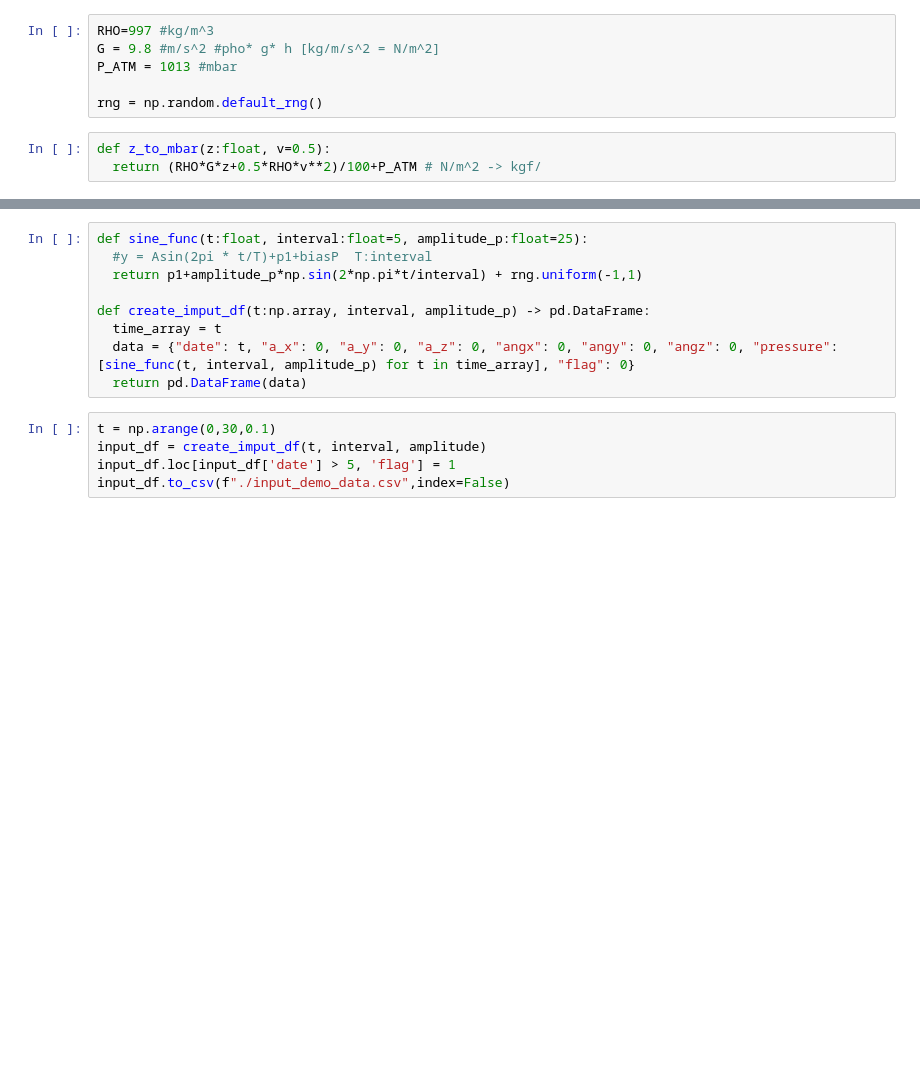
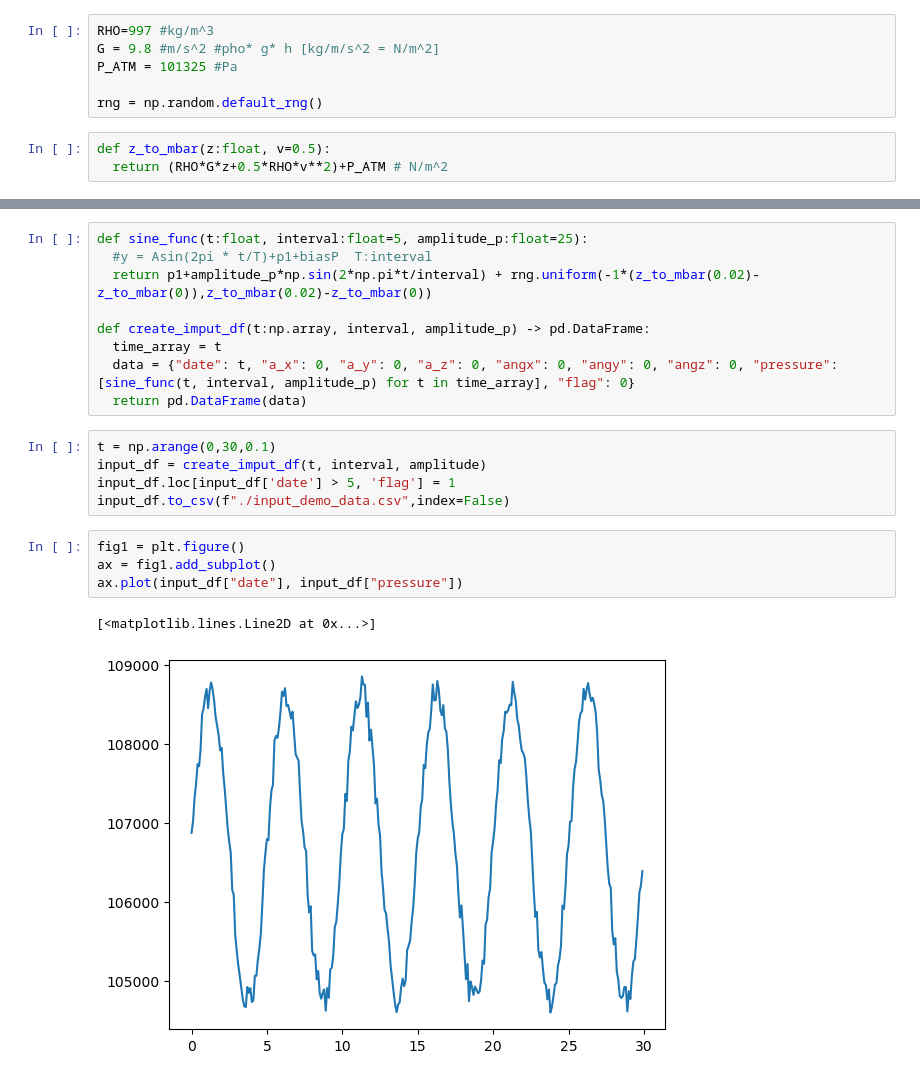
Before and after one commit to shiokoala/ouyou, a Jupyter notebook: create_input_csv.ipynb, the cells around one changed output, grey strips where cells are left out. Drawn from its saved outputs; the diff is of its cells as text; blank space fills up the shorter version.

```diff
--- a/create_input_csv.ipynb
+++ b/create_input_csv.ipynb
@@ -4,12 +5,12 @@ import numpy as np
 # %%
 RHO=997 #kg/m^3
 G = 9.8 #m/s^2 #pho* g* h [kg/m/s^2 = N/m^2]
-P_ATM = 1013 #mbar
+P_ATM = 101325 #Pa
 
 rng = np.random.default_rng()
 # %%
 def z_to_mbar(z:float, v=0.5):
-  return (RHO*G*z+0.5*RHO*v**2)/100+P_ATM # N/m^2 -> kgf/
+  return (RHO*G*z+0.5*RHO*v**2)+P_ATM # N/m^2
 # %%
 p1 = z_to_mbar(0.5) + rng.uniform(-1*(z_to_mbar(0.05)-z_to_mbar(0)),z_to_mbar(0.05)-z_to_mbar(0))
 amplitude = z_to_mbar(0.2,0)-z_to_mbar(0,0)
@@ -22,7 +23,7 @@ print(amplitude)
 # %%
 def sine_func(t:float, interval:float=5, amplitude_p:float=25):
   #y = Asin(2pi * t/T)+p1+biasP  T:interval
-  return p1+amplitude_p*np.sin(2*np.pi*t/interval) + rng.uniform(-1,1)
+  return p1+amplitude_p*np.sin(2*np.pi*t/interval) + rng.uniform(-1*(z_to_mbar(0.02)-z_to_mbar(0)),z_to_mbar(0.02)-z_to_mbar(0))
 
 def create_imput_df(t:np.array, interval, amplitude_p) -> pd.DataFrame:
   time_array = t
@@ -33,3 +34,10 @@ t = np.arange(0,30,0.1)
 input_df = create_imput_df(t, interval, amplitude)
 input_df.loc[input_df['date'] > 5, 'flag'] = 1
 input_df.to_csv(f"./input_demo_data.csv",index=False)
+# %%
+fig1 = plt.figure()
+ax = fig1.add_subplot()
+ax.plot(input_df["date"], input_df["pressure"])
+# %% [output]
+[<matplotlib.lines.Line2D at 0x...>]
+[figure, added]
```
Also changed, not shown: parts of 2 cells of this notebook, 4 other files.
